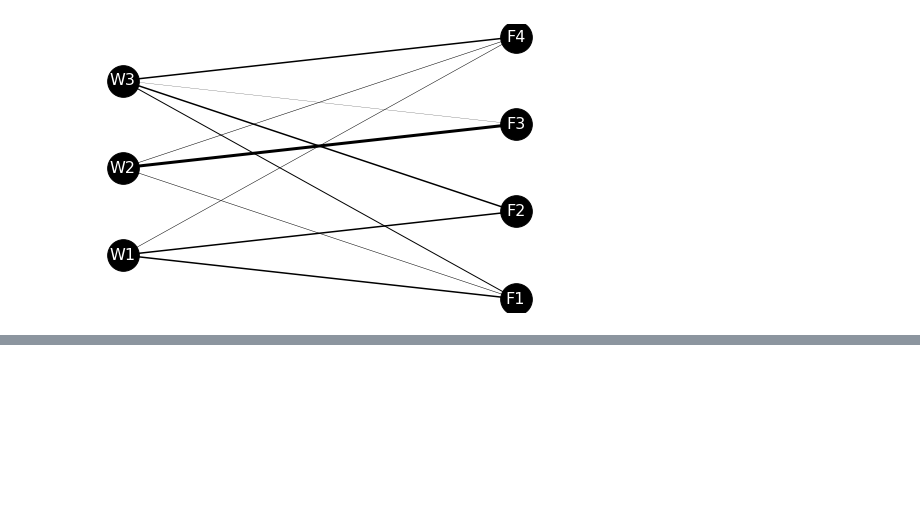
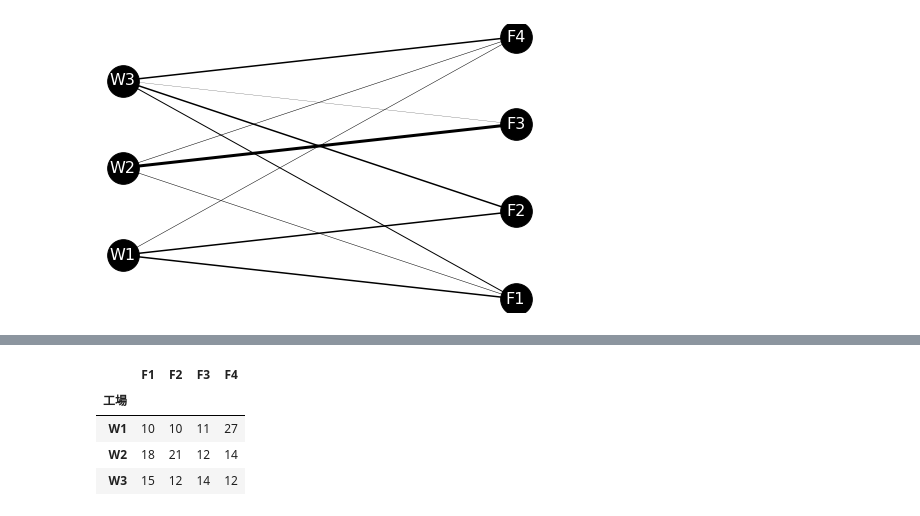
Before and after one commit to letitride/PandasDataAnalyze, a Jupyter notebook: chapter06/ch06.ipynb, the cells around one changed output, grey strips where cells are left out. Cells and saved outputs as stored; diff of their text form; code cells hidden in the pictures; blank space fills up the shorter version.

```diff
--- a/chapter06/ch06.ipynb
+++ b/chapter06/ch06.ipynb
@@ -265,0 +268,12 @@ plt.show()
+# %%
+df_tr = pd.read_csv("trans_route.csv", index_col="工場")
+df_tc = pd.read_csv("trans_cost.csv", index_col="工場")
+
+def trans_cost(df_tr, df_tc):
+    cost = 0
+    for i in range(len(df_tc.index)):
+        for j in range(len(df_tr.columns)):
+            cost += df_tr.iloc[i][j]*df_tc.iloc[i][j]
+    return cost
+
+print("総輸送コスト: "+str(trans_cost(df_tr, df_tc)))
@@ -265,0 +290,8 @@ plt.show()
+# %%
+df_tc.head()
+# %% [output]
+|  | F1 | F2 | F3 | F4 |
+| 工場 |  |  |  |  |
+| W1 | 10 | 10 | 11 | 27 |
+| W2 | 18 | 21 | 12 | 14 |
+| W3 | 15 | 12 | 14 | 12 |
```
Also changed, not shown: parts of 3 cells of this notebook.
